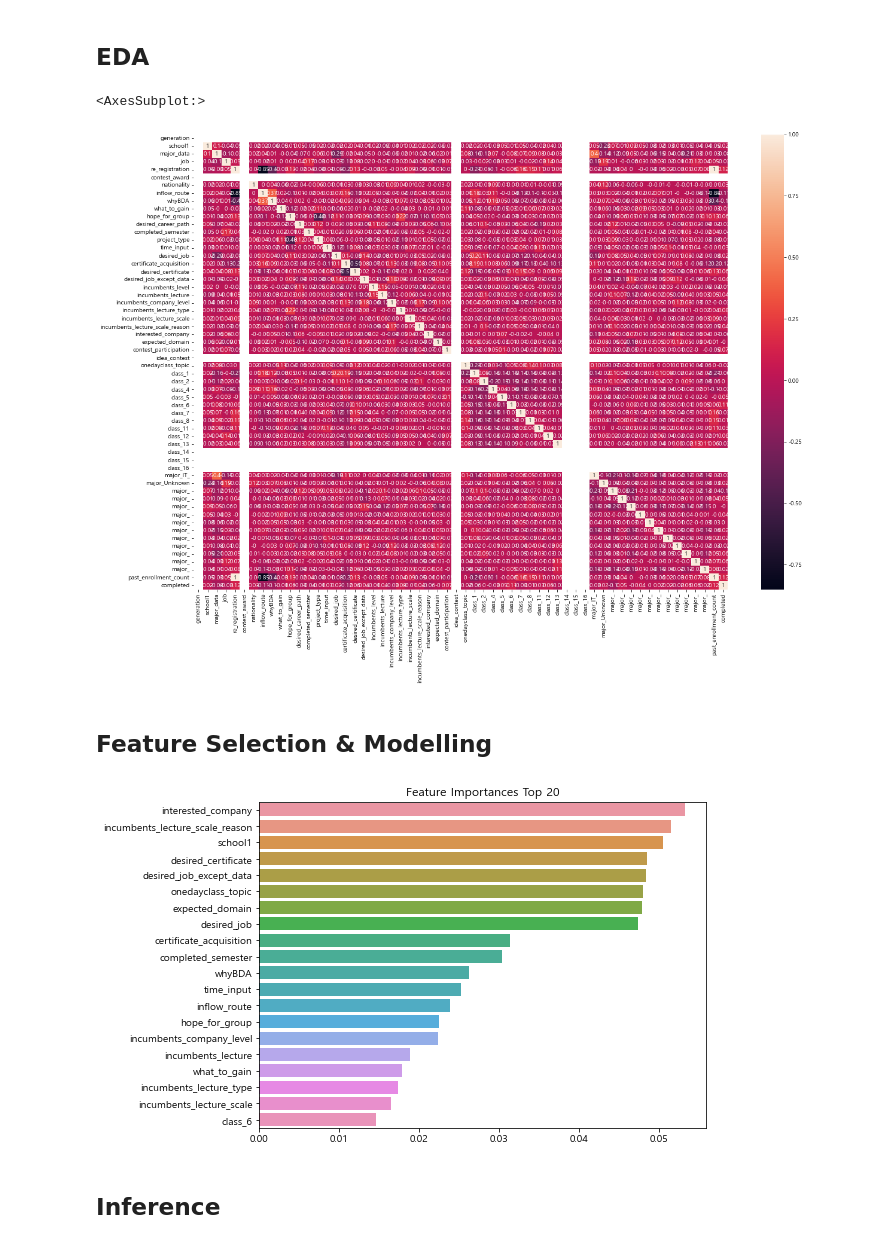
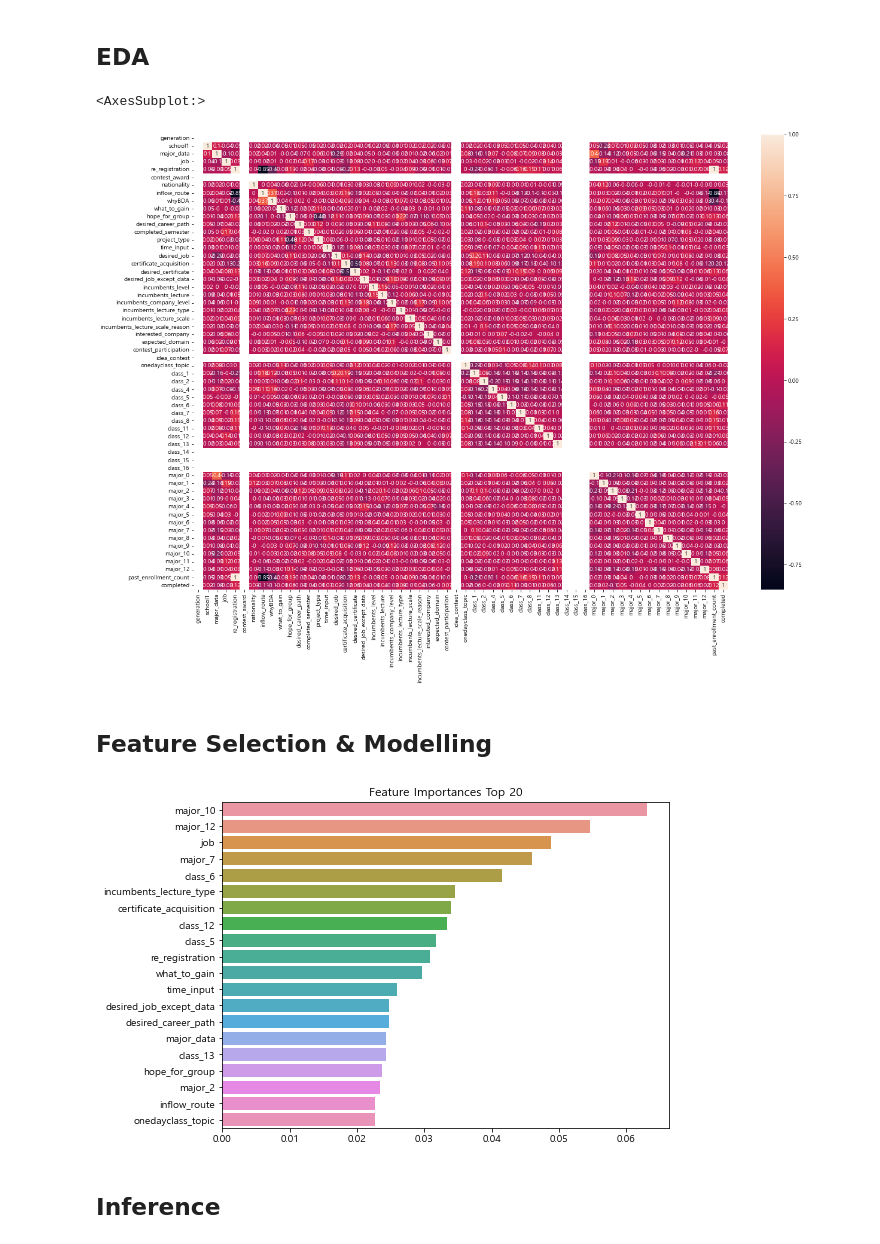
Before and after one commit to g1fted13/DACON_BDA_2nd, a Jupyter notebook: open/baseline.ipynb, the cells around one changed output. Saved outputs shown, nothing was run; the diff lists cells and outputs as text; code cells hidden in the pictures.

Commit message:
major 처리 수정 + XGBoost

```diff
--- a/open/baseline.ipynb
+++ b/open/baseline.ipynb
@@ -188,27 +192,46 @@ def fill_major_type(row):
 
 df_all['major type'] = df_all.apply(fill_major_type, axis=1)
 
-# 2-2. 전공 필드(major_field) Multi-Hot Encoding
+# =================================================================================
+# [수정된] 2-2. 전공 필드(major_field) Multi-Hot Encoding
+# =================================================================================
+
+# 결측치 처리
 df_all['major_field'] = df_all['major_field'].fillna('Unknown')
 
+# 전공 텍스트 분리 함수
 def parse_majors(text):
     if not text: return []
     # 슬래시, 가운데점 등을 콤마로 통일 후 분리
     majors = text.replace('/', ',').replace('·', ',').split(',')
+    # 공백 제거 및 통일
     return [m.strip() for m in majors if m.strip()]
 
 major_list = df_all['major_field'].apply(parse_majors)
 
+# Multi-Hot Encoding
 mlb_major = MultiLabelBinarizer()
 major_onehot = mlb_major.fit_transform(major_list)
-# 컬럼명에 한글이 들어가지만, 나중에 일괄적으로 특수문자 제거할 예정
-major_df = pd.DataFrame(major_onehot, columns=[f"major_{c}" for c in mlb_major.classes_])
 
+# [핵심 수정] 한글 이름 대신 고유 번호(Index)를 사용해 컬럼명 생성
+# 예: "컴퓨터공학" -> "major_0", "경영학" -> "major_1"
+# 이유: 한글로 두면 나중에 특수문자 제거 과정에서 이름이 다 지워짐
+major_cols = [f"major_{i}" for i in range(len(mlb_major.classes_))]
+major_df = pd.DataFrame(major_onehot, columns=major_cols)
+
+# 어떤 번호가 무슨 전공인지 매핑 정보 출력 (확인용)
+print("\n[전공 컬럼 매핑 정보 (상위 5개)]")
+for i, cls in enumerate(mlb_major.classes_[:5]):
+    print(f"major_{i} : {cls}")
+
+# 데이터 합치기
 df_all = pd.concat([df_all, major_df], axis=1)
 
-# 전공 관련 원본 텍스트 컬럼 삭제 (major_data는 Boolean이라 남김)
+# 기존 텍스트 컬럼 삭제
 drop_major_cols = ['major1_1', 'major1_2', 'major_field', 'major type']
 df_all = df_all.drop(columns=drop_major_cols)
+
+print(f"전공 처리가 완료되었습니다. 생성된 컬럼 수: {len(major_cols)}")
 
 # =================================================================================
 # 3. 기타 핵심 파생변수 생성 및 정리
@@ -272,40 +303,44 @@ plt.figure(figsize=(20,14))
 sns.heatmap(train_prep.corr().round(2), annot = True)
 # %% [output]
 <AxesSubplot:>
-[figure, old version]
+[figure, new version]
 # %% [markdown]
 ## Feature Selection & Modelling
 # %%
 # 1. 학습에 사용할 변수 선택 (ID와 타겟 변수 제거)
 # drop해야 할 것: 'ID', 'completed' (타겟), 그리고 텍스트 원본이 남아있다면 제거
 features = train_prep.drop(columns=['completed', 'generation', 'contest_award', 'idea_contest']).columns
 
 # X(입력), y(정답) 준비
 X = train_prep[features]
 y = train_prep['completed']
 
 # 테스트 데이터도 똑같은 컬럼을 가져야 함
 test_X = test_prep[features]
 
 # 2. 모델 정의 및 학습
 # random_state를 고정해야 결과가 재현됨
-#model_xgb = XGBClassifier(random_state=42, scale_pos_weight=3)
-model = RandomForestClassifier(random_state=42, n_jobs=-1)
-model.fit(X, y)
+model_xgb = XGBClassifier(
+    random_state=42,
+    scale_pos_weight=2.5,    # [중요] 1(수료)을 더 중요하게 봐라!
+    n_jobs=-1
+)
+#model = RandomForestClassifier(random_state=42, n_jobs=-1)
+model_xgb.fit(X, y)
 
 # 3. (중요) Feature Importance 시각화
 # 모델이 실제로 어떤 변수를 보고 정답을 맞혔는지 확인하는 과정
 
-ftr_importances_values = model.feature_importances_
+ftr_importances_values = model_xgb.feature_importances_
 ftr_importances = pd.Series(ftr_importances_values, index=X.columns)
 ftr_top20 = ftr_importances.sort_values(ascending=False)[:20]
 
 plt.figure(figsize=(8, 6))
 plt.title('Feature Importances Top 20')
 sns.barplot(x=ftr_top20, y=ftr_top20.index)
 plt.show()
 # %% [output]
-[figure, old version]
+[figure, new version]
 # %% [markdown]
 ## Inference
 # %%
```
Also changed, not shown: parts of 4 cells of this notebook.
